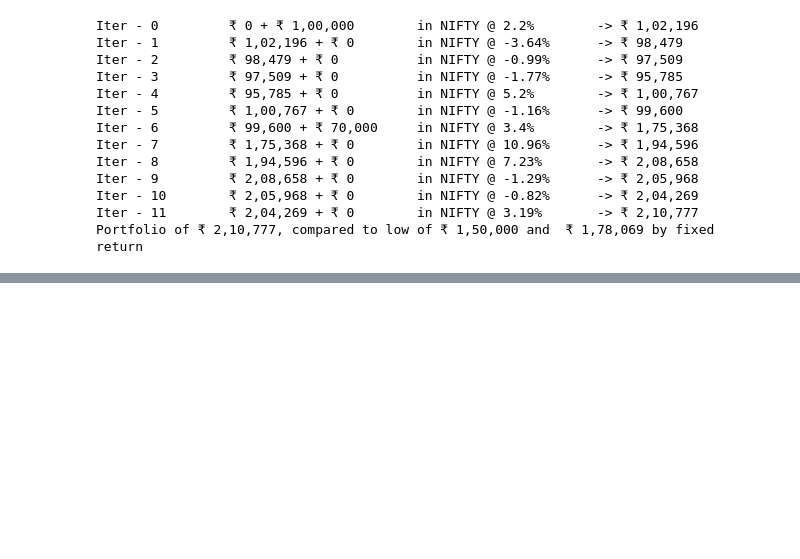
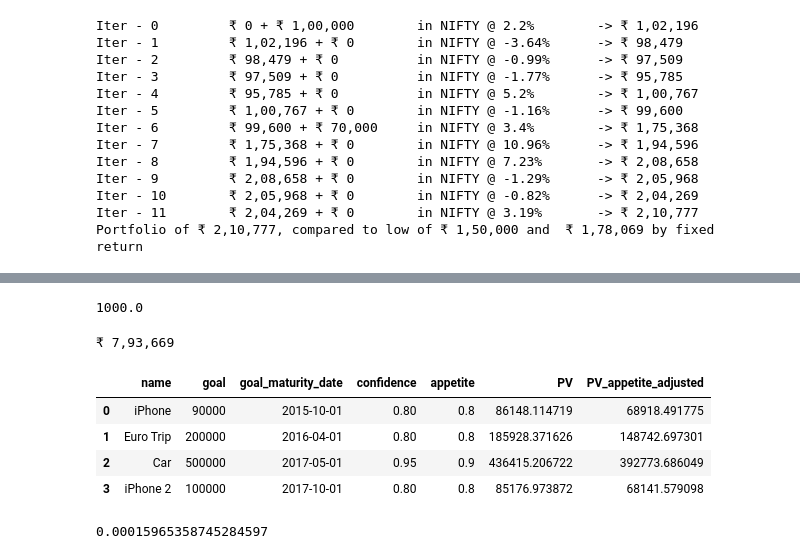
Before and after one commit to hiteshgulati/HG, a Jupyter notebook: alm.ipynb, the cells around one changed output, grey strips where cells are left out. Cells and saved outputs as stored; diff of their text form; code cells hidden in the pictures; blank space fills up the shorter version.

```diff
--- a/alm.ipynb
+++ b/alm.ipynb
@@ -685,0 +685,42 @@ plt.show()
+# %%
+slice['Close'].iloc[0]
+# %% [output]
+1000.0
+# %%
+verbose = 2
+
+lookback_years = 10
+emi = 10000
+downpayment = 100_000
+
+plan_inception_date = dt(2015,1,1)
+rf_annual = .06
+
+goals = [{'name':'iPhone', 'goal':90_000, 'goal_maturity_date':dt(2015,10,1),'confidence':.80,'appetite':.8},
+         {'name':'Euro Trip', 'goal':200_000, 'goal_maturity_date':dt(2016,4,1),'confidence':.80,'appetite':.8},
+         {'name':'Car', 'goal':500_000, 'goal_maturity_date':dt(2017,5,1),'confidence':.95,'appetite':.9},
+         {'name':'iPhone 2', 'goal':100_000, 'goal_maturity_date':dt(2017,10,1),'confidence':.80,'appetite':.8}]
+
+goals = pd.DataFrame(goals)
+rf = np.power(rf_annual+1,1/365) - 1
+plan_end_date = goals['goal_maturity_date'].max()
+# goals['PV'] = (goals['goal']*goals['appetite'])*(goals['goal_maturity_date'] - plan_inception_date).dt.days
+goals['PV'] = npf.pv(rf,nper=(goals['goal_maturity_date'] - plan_inception_date).dt.days+1,fv=-goals['goal'], pmt=0)
+goals['PV_appetite_adjusted'] = goals['PV'] *goals['appetite']
+
+
+print(to_currency(goals['PV'].sum()))
+# %% [output]
+₹ 7,93,669
+# %%
+goals
+# %% [output]
+|  | name | goal | goal_maturity_date | confidence | appetite | PV | PV_appetite_adjusted |
+| 0 | iPhone | 90000 | 2015-10-01 | 0.80 | 0.8 | 86148.114719 | 68918.491775 |
+| 1 | Euro Trip | 200000 | 2016-04-01 | 0.80 | 0.8 | 185928.371626 | 148742.697301 |
+| 2 | Car | 500000 | 2017-05-01 | 0.95 | 0.9 | 436415.206722 | 392773.686049 |
+| 3 | iPhone 2 | 100000 | 2017-10-01 | 0.80 | 0.8 | 85176.973872 | 68141.579098 |
+# %%
+rf
+# %% [output]
+0.00015965358745284597
```
Also changed, not shown: parts of 15 cells of this notebook, 2 other files.
